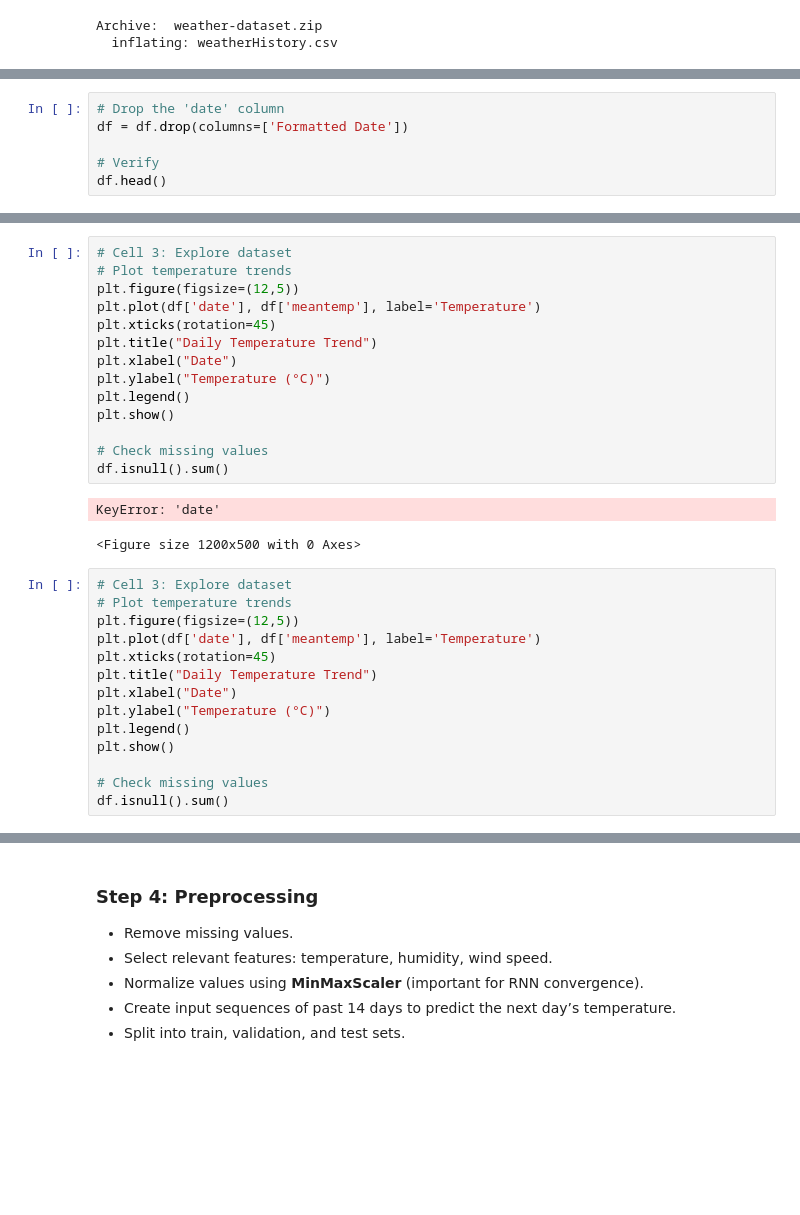
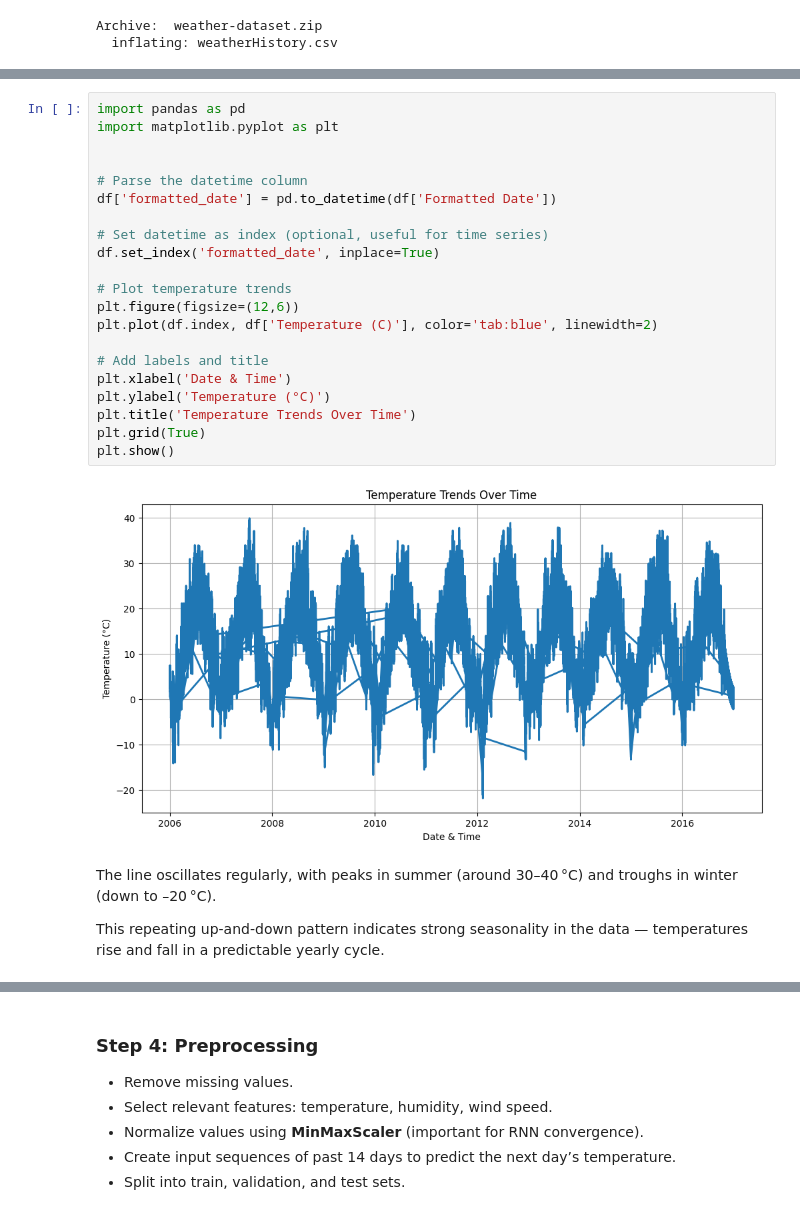
Before and after one commit to muhsinasafeeth/Temperature-Prediction-using-RNN, a Jupyter notebook: Temperature_prediction_using_RNN.ipynb, the cells around one changed output, grey strips where cells are left out. Cells and saved outputs as stored; diff of their text form; blank space fills up the shorter version.

```diff
--- a/Temperature_prediction_using_RNN.ipynb
+++ b/Temperature_prediction_using_RNN.ipynb
@@ -80,6 +81,0 @@ df.head(10)
-# %%
-# Drop the 'date' column
-df = df.drop(columns=['Formatted Date'])
-
-# Verify
-df.head()
@@ -93,31 +82,27 @@ df.head()
-# %%
-# Cell 3: Explore dataset
-# Plot temperature trends
-plt.figure(figsize=(12,5))
-plt.plot(df['date'], df['meantemp'], label='Temperature')
-plt.xticks(rotation=45)
-plt.title("Daily Temperature Trend")
-plt.xlabel("Date")
-plt.ylabel("Temperature (°C)")
-plt.legend()
-plt.show()
-
-# Check missing values
-df.isnull().sum()
-# %% [output]
-KeyError: 'date'
-<Figure size 1200x500 with 0 Axes>
-# %%
-# Cell 3: Explore dataset
-# Plot temperature trends
-plt.figure(figsize=(12,5))
-plt.plot(df['date'], df['meantemp'], label='Temperature')
-plt.xticks(rotation=45)
-plt.title("Daily Temperature Trend")
-plt.xlabel("Date")
-plt.ylabel("Temperature (°C)")
-plt.legend()
-plt.show()
-
-# Check missing values
-df.isnull().sum()
+# %%
+import pandas as pd
+import matplotlib.pyplot as plt
+
+
+# Parse the datetime column
+df['formatted_date'] = pd.to_datetime(df['Formatted Date'])
+
+# Set datetime as index (optional, useful for time series)
+df.set_index('formatted_date', inplace=True)
+
+# Plot temperature trends
+plt.figure(figsize=(12,6))
+plt.plot(df.index, df['Temperature (C)'], color='tab:blue', linewidth=2)
+
+# Add labels and title
+plt.xlabel('Date & Time')
+plt.ylabel('Temperature (°C)')
+plt.title('Temperature Trends Over Time')
+plt.grid(True)
+plt.show()
+# %% [output]
+[figure, added]
+# %% [markdown]
+The line oscillates regularly, with peaks in summer (around 30–40 °C) and troughs in winter (down to –20 °C).
+
+This repeating up-and-down pattern indicates strong seasonality in the data — temperatures rise and fall in a predictable yearly cycle.
```
Also changed, not shown: parts of 13 cells of this notebook.
